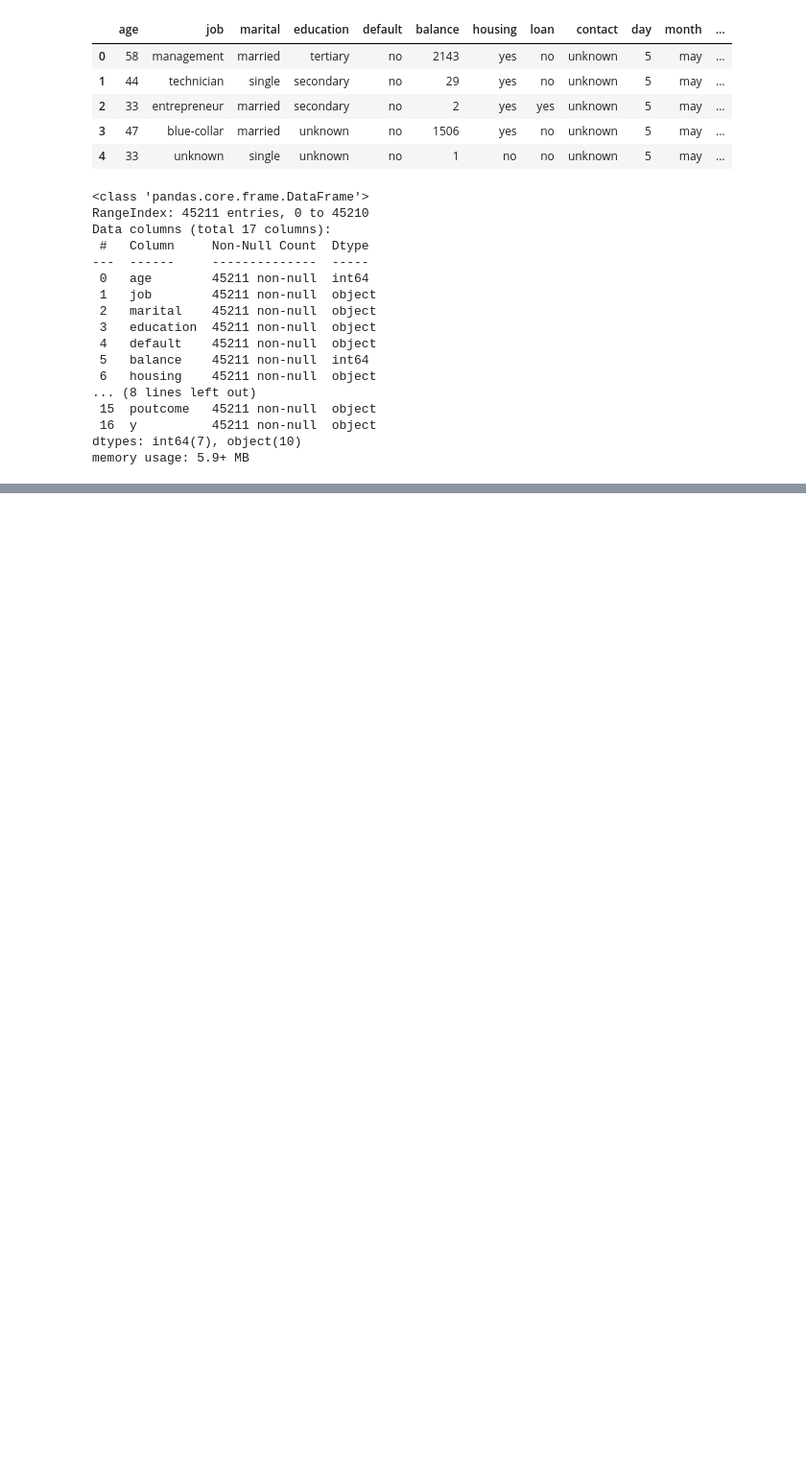
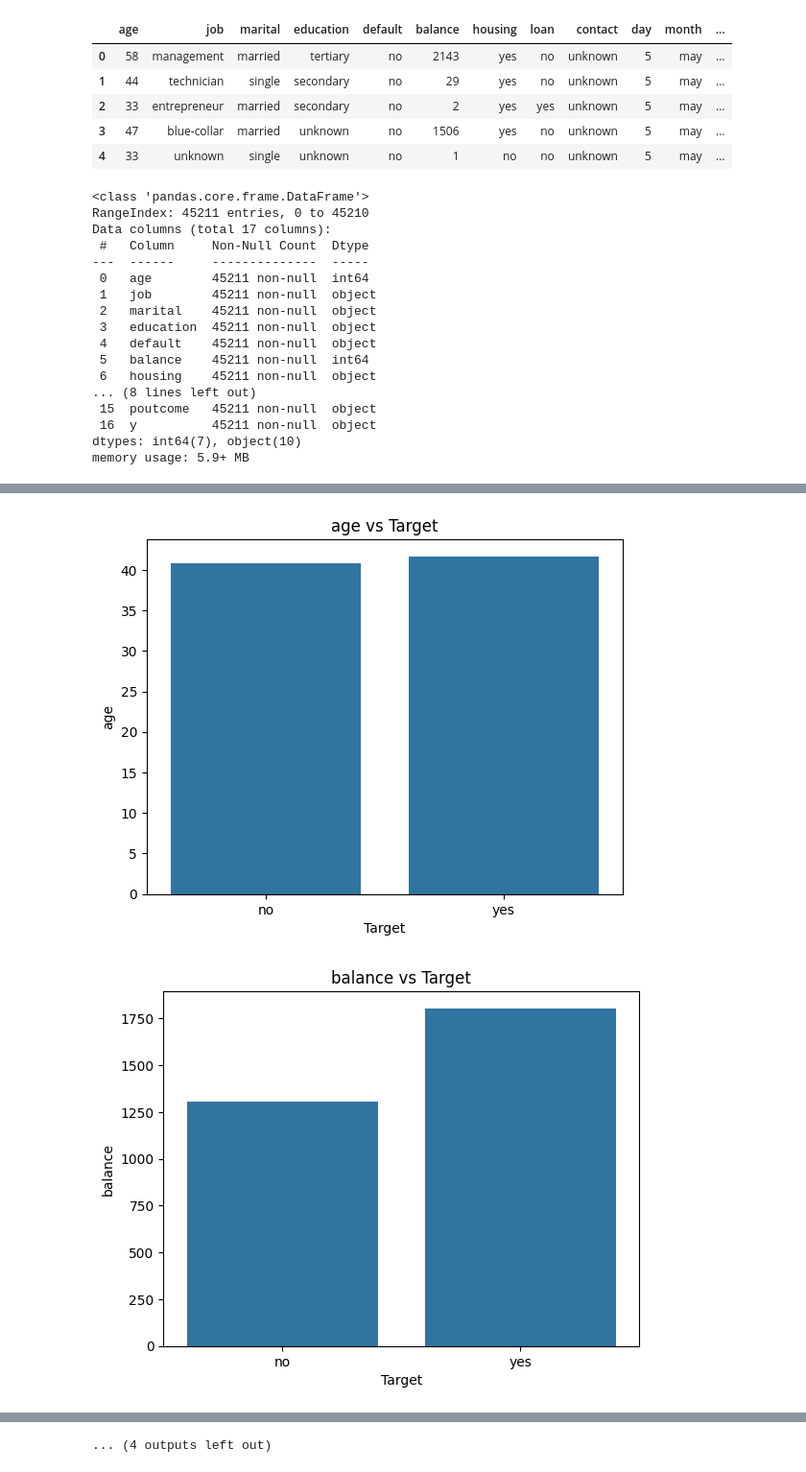
Before and after one commit to ConchaLG/ONLINE_DS_THEBRIDGE_ConchaLopez_Exercises, a Jupyter notebook: 04_Machine_Learning/Sprint_11/Unidad_01/Practica_Obligatoria/18_Practica_Obligatoria_Arboles_de_Decisión_y_Ajuste_de_hiperparámetros.ipynb, the cells around one changed output, grey strips where cells are left out. Shown at 96% size. Drawn from its saved outputs; the diff is of its cells as text; code cells hidden in the pictures; blank space fills up the shorter version.

```diff
--- a/04_Machine_Learning/Sprint_11/Unidad_01/Practica_Obligatoria/18_Practica_Obligatoria_Arboles_de_Decisión_y_Ajuste_de_hiperparámetros.ipynb
+++ b/04_Machine_Learning/Sprint_11/Unidad_01/Practica_Obligatoria/18_Practica_Obligatoria_Arboles_de_Decisión_y_Ajuste_de_hiperparámetros.ipynb
@@ -251,0 +141,24 @@ print(f"RMSE del modelo final: {rmse}")
+# %%
+# Separar características y target
+X = df.drop('y', axis=1)
+y = df['y'].map({'yes': 1, 'no': 0})  # Convertir a binario
+
+# Preprocesar datos
+numeric_features = ['age', 'balance', 'day', 'duration', 'campaign', 'pdays', 'previous']
+categorical_features = ['job', 'marital', 'education', 'default', 'housing', 'loan', 'contact', 'month', 'poutcome']
+
+numeric_transformer = Pipeline(steps=[
+    ('imputer', SimpleImputer(strategy='mean')),
+    ('scaler', StandardScaler())])
+
+categorical_transformer = Pipeline(steps=[
+    ('imputer', SimpleImputer(strategy='most_frequent')),
+    ('onehot', OneHotEncoder(handle_unknown='ignore'))])
+
+preprocessor = ColumnTransformer(
+    transformers=[
+        ('num', numeric_transformer, numeric_features),
+        ('cat', categorical_transformer, categorical_features)])
+
+
+X_processed = preprocessor.fit_transform(X)
@@ -251,0 +167,16 @@ print(f"RMSE del modelo final: {rmse}")
+# %%
+# Análisis bivariante
+for feature in numeric_features:
+    sns.barplot(x='y', y=feature, data=df, errorbar=None)
+    plt.title(f'{feature} vs Target')
+    plt.ylabel(feature)
+    plt.xlabel('Target')
+    plt.show()
+
+for feature in categorical_features:
+    sns.countplot(x=feature, hue='y', data=df)
+    plt.title(f'{feature} vs Target')
+    plt.show()
+# %% [output]
+[figure, added]
+[figure, added]
@@ -251,0 +193 @@ print(f"RMSE del modelo final: {rmse}")
+... (4 outputs left out)
```
Also changed, not shown: parts of 20 cells of this notebook, 21 other files.
